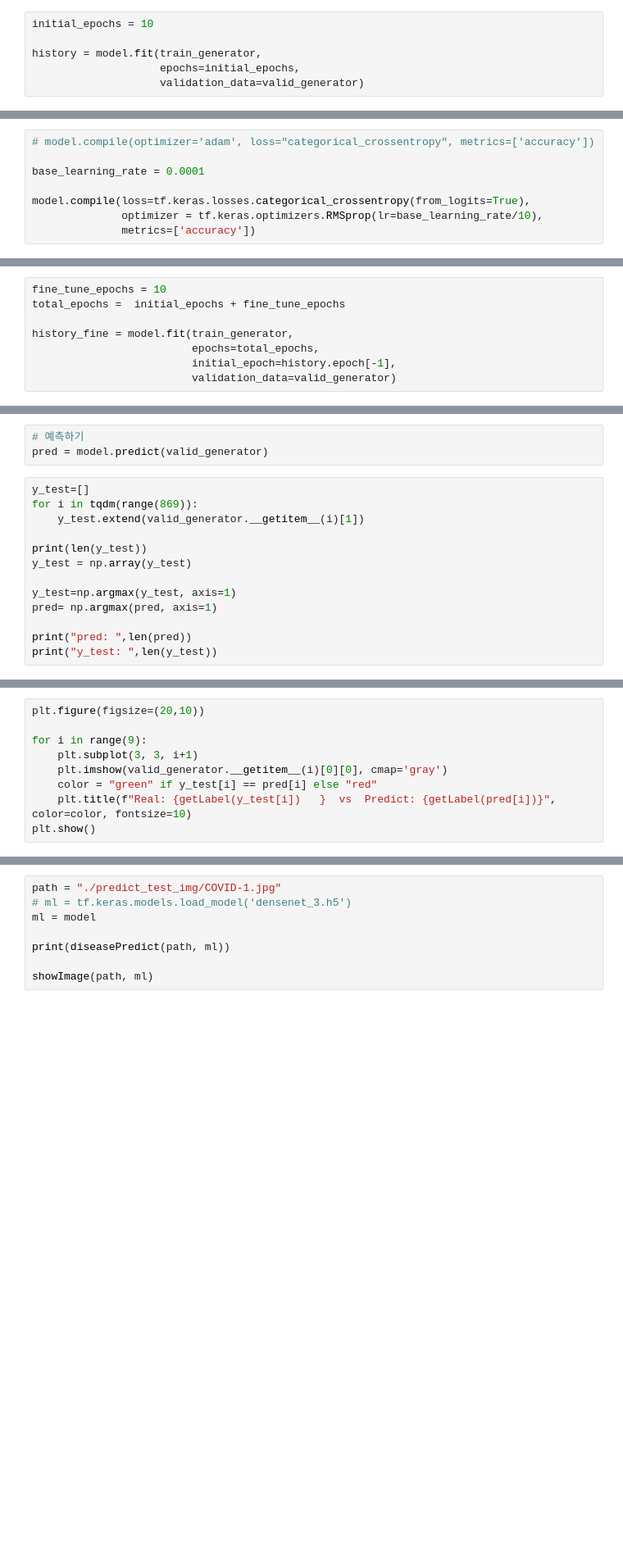
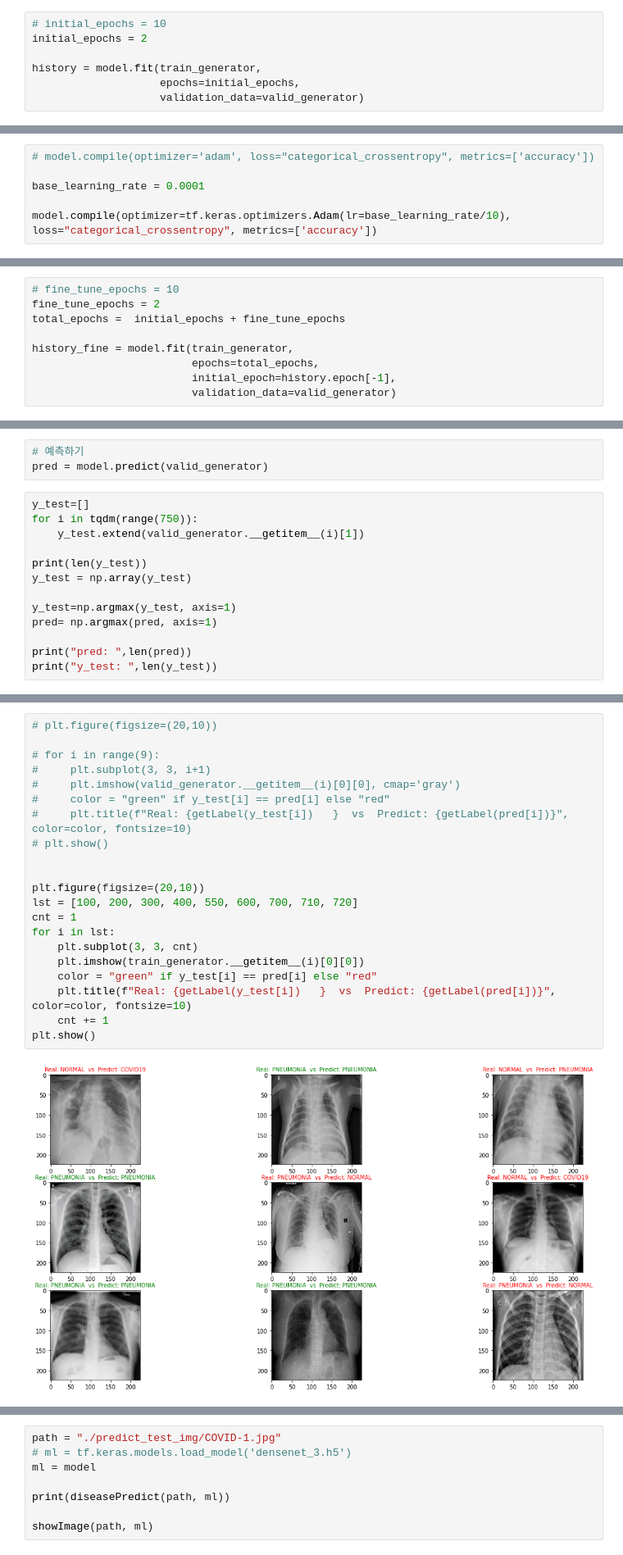
Before and after one commit to Lagom92/CXR_AI, a Jupyter notebook: 2. ML/DenseNet_CXR_3.ipynb, the cells around one changed output, grey strips where cells are left out. Shown: that part at 82% size. Cells and saved outputs as stored; diff of their text form; blank space fills up the shorter version.

Commit message:
Edit model

```diff
--- a/2. ML/DenseNet_CXR_3.ipynb
+++ b/2. ML/DenseNet_CXR_3.ipynb
@@ -205,7 +205,8 @@ len(model.trainable_variables)
 # %% [output]
 2
 # %%
-initial_epochs = 10
+# initial_epochs = 10
+initial_epochs = 2
 
 history = model.fit(train_generator,
                     epochs=initial_epochs,
@@ -262,9 +270,7 @@ Number of layers in the base model:  595
 
 base_learning_rate = 0.0001
 
-model.compile(loss=tf.keras.losses.categorical_crossentropy(from_logits=True),
-              optimizer = tf.keras.optimizers.RMSprop(lr=base_learning_rate/10),
-              metrics=['accuracy'])
+model.compile(optimizer=tf.keras.optimizers.Adam(lr=base_learning_rate/10), loss="categorical_crossentropy", metrics=['accuracy'])
 # %%
 model.summary()
 # %% [output]
@@ -289,5 +297,6 @@ len(model.trainable_variables)
 # %%
-fine_tune_epochs = 10
+# fine_tune_epochs = 10
+fine_tune_epochs = 2
 total_epochs =  initial_epochs + fine_tune_epochs
 
 history_fine = model.fit(train_generator,
@@ -352,7 +370,7 @@ Epoch 6/20
 pred = model.predict(valid_generator)
 # %%
 y_test=[]
-for i in tqdm(range(869)):
+for i in tqdm(range(750)):
     y_test.extend(valid_generator.__getitem__(i)[1])
 
 print(len(y_test))
@@ -372,9 +394,23 @@ print(cm)
 # %%
+# plt.figure(figsize=(20,10))
+
+# for i in range(9):
+#     plt.subplot(3, 3, i+1)
+#     plt.imshow(valid_generator.__getitem__(i)[0][0], cmap='gray')
+#     color = "green" if y_test[i] == pred[i] else "red"
+#     plt.title(f"Real: {getLabel(y_test[i])   }  vs  Predict: {getLabel(pred[i])}", color=color, fontsize=10)
+# plt.show()
+
+
 plt.figure(figsize=(20,10))
-
-for i in range(9):
-    plt.subplot(3, 3, i+1)
-    plt.imshow(valid_generator.__getitem__(i)[0][0], cmap='gray')
+lst = [100, 200, 300, 400, 550, 600, 700, 710, 720]
+cnt = 1
+for i in lst:
+    plt.subplot(3, 3, cnt)
+    plt.imshow(train_generator.__getitem__(i)[0][0])
     color = "green" if y_test[i] == pred[i] else "red"
     plt.title(f"Real: {getLabel(y_test[i])   }  vs  Predict: {getLabel(pred[i])}", color=color, fontsize=10)
+    cnt += 1
 plt.show()
+# %% [output]
+[figure, added]
```
Also changed, not shown: parts of 24 cells of this notebook.
